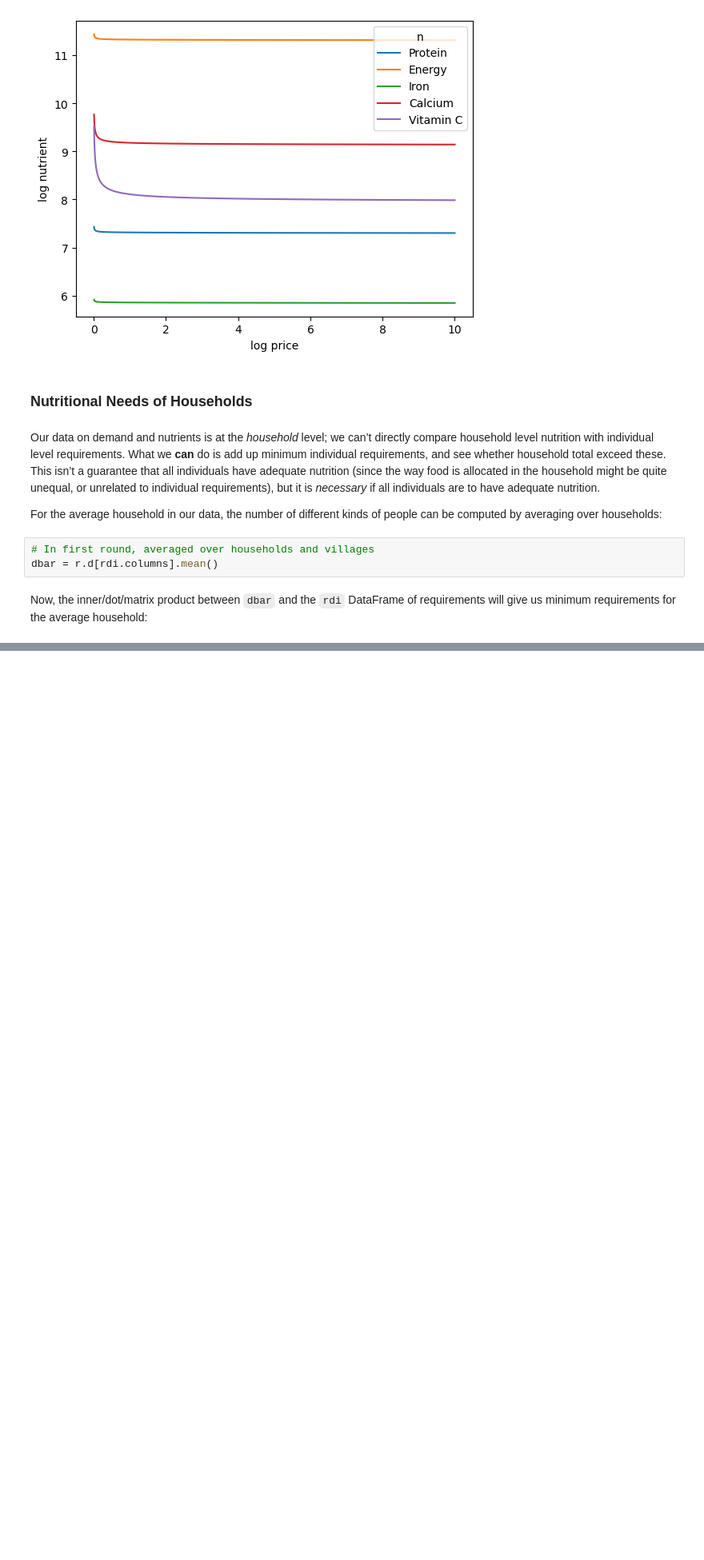
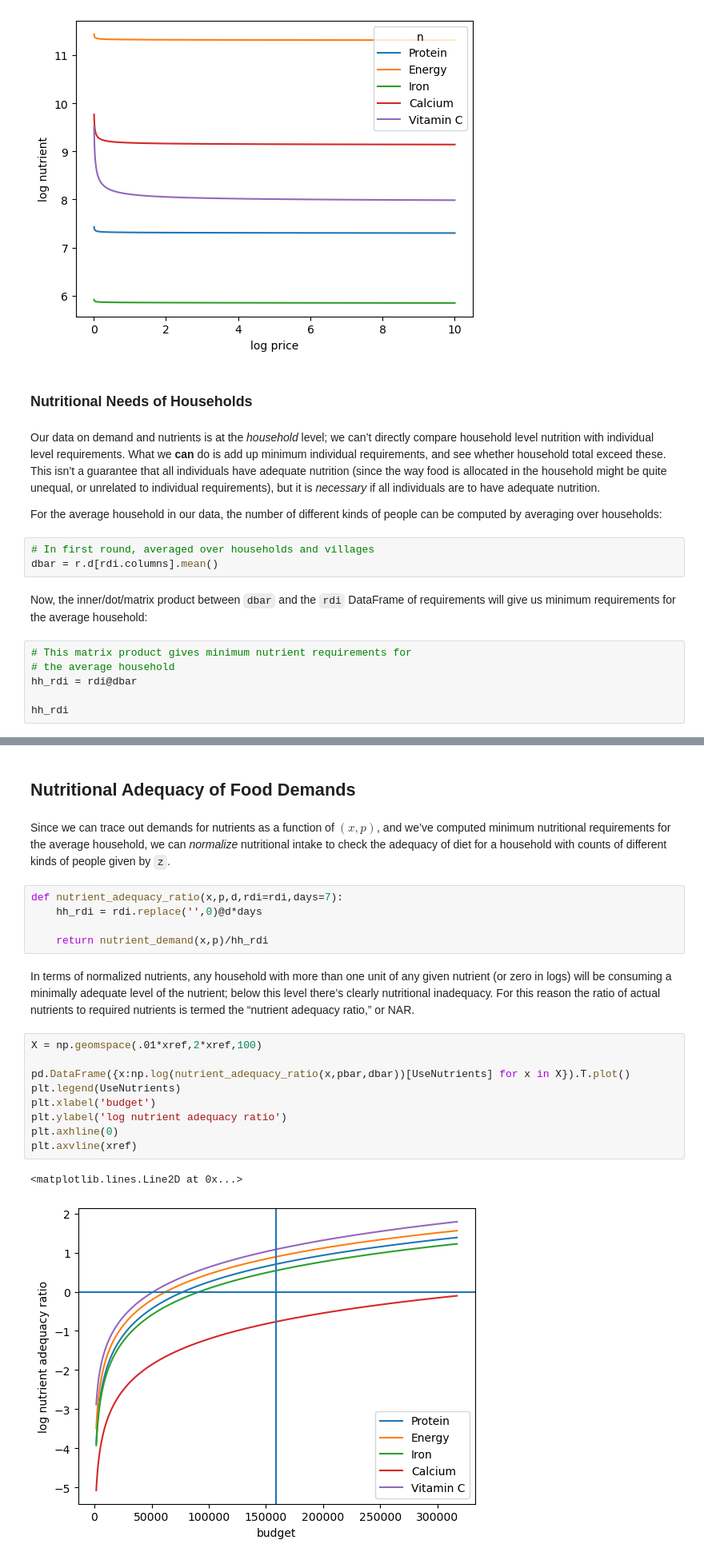
Before and after one commit to lauremariho/proj4_LutherBurbank, a Jupyter notebook: ethiopia_code.ipynb, the cells around one changed output, grey strips where cells are left out. Shown at 80% size. Saved outputs shown, nothing was run; the diff lists cells and outputs as text; blank space fills up the shorter version.

```diff
--- a/ethiopia_code.ipynb
+++ b/ethiopia_code.ipynb
@@ -755,3 +755,9 @@ dbar = r.d[rdi.columns].mean()
 Now, the inner/dot/matrix product between `dbar` and the `rdi`
 DataFrame of requirements will give us minimum requirements for the
 average household:
+# %%
+# This matrix product gives minimum nutrient requirements for
+# the average household
+hh_rdi = rdi@dbar
+
+hh_rdi
@@ -757,0 +782,31 @@ average household:
+# %% [markdown]
+## Nutritional Adequacy of Food Demands
+# %% [markdown]
+Since we can trace out demands for nutrients as a function of $(x,p)$,
+and we&rsquo;ve computed minimum nutritional requirements for the average
+household, we can *normalize* nutritional intake to check the adequacy
+of diet for a household with counts of different kinds of people given by `z`.
+# %%
+def nutrient_adequacy_ratio(x,p,d,rdi=rdi,days=7):
+    hh_rdi = rdi.replace('',0)@d*days
+
+    return nutrient_demand(x,p)/hh_rdi
+# %% [markdown]
+In terms of normalized nutrients, any household with more than one
+unit of any given nutrient (or zero in logs) will be consuming a
+minimally adequate level of the nutrient; below this level there&rsquo;s
+clearly nutritional inadequacy.  For this reason the ratio of
+actual nutrients to required nutrients is termed the &ldquo;nutrient
+adequacy ratio,&rdquo; or NAR.
+# %%
+X = np.geomspace(.01*xref,2*xref,100)
+
+pd.DataFrame({x:np.log(nutrient_adequacy_ratio(x,pbar,dbar))[UseNutrients] for x in X}).T.plot()
+plt.legend(UseNutrients)
+plt.xlabel('budget')
+plt.ylabel('log nutrient adequacy ratio')
+plt.axhline(0)
+plt.axvline(xref)
+# %% [output]
+<matplotlib.lines.Line2D at 0x...>
+[figure, added]
```
Also changed, not shown: parts of 3 cells of this notebook.
